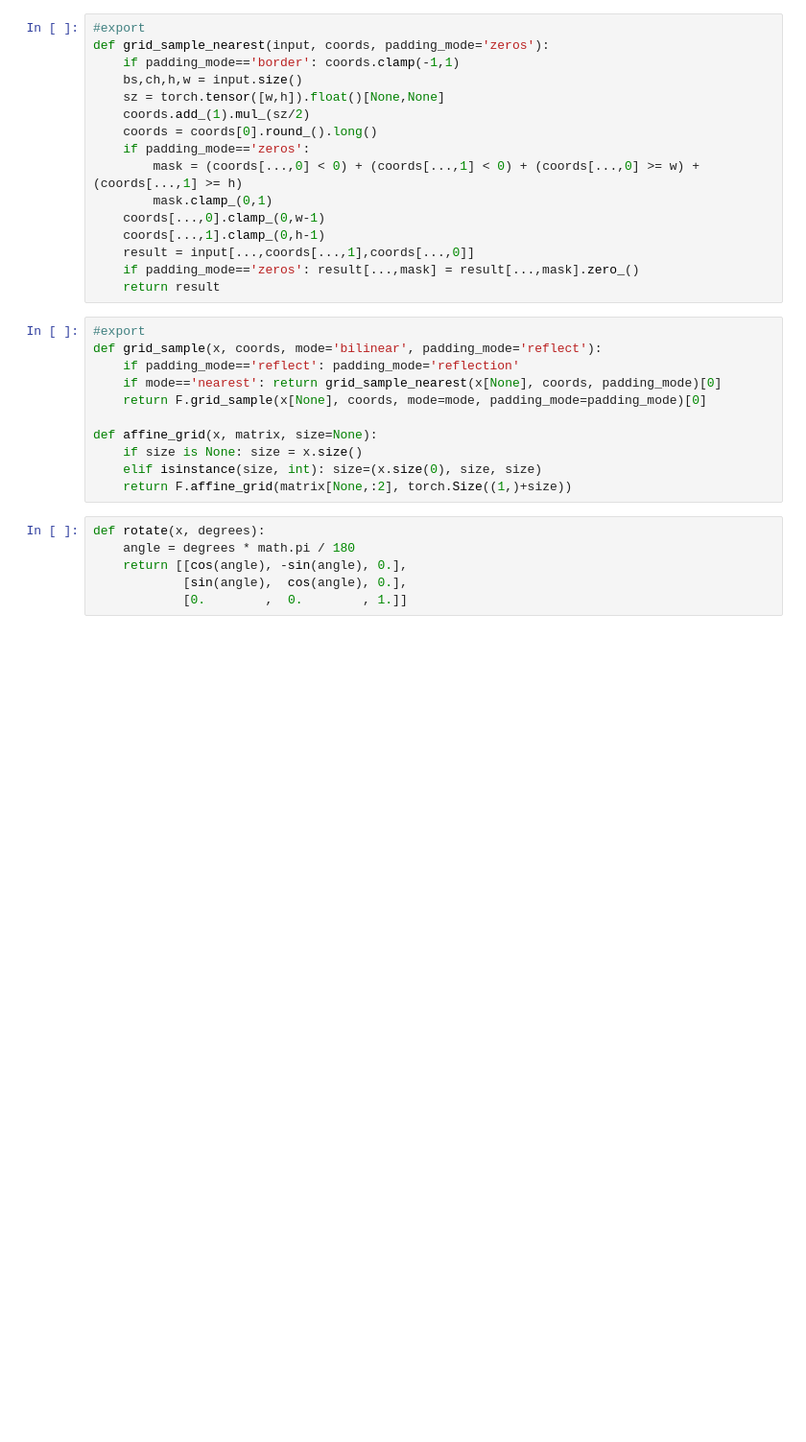
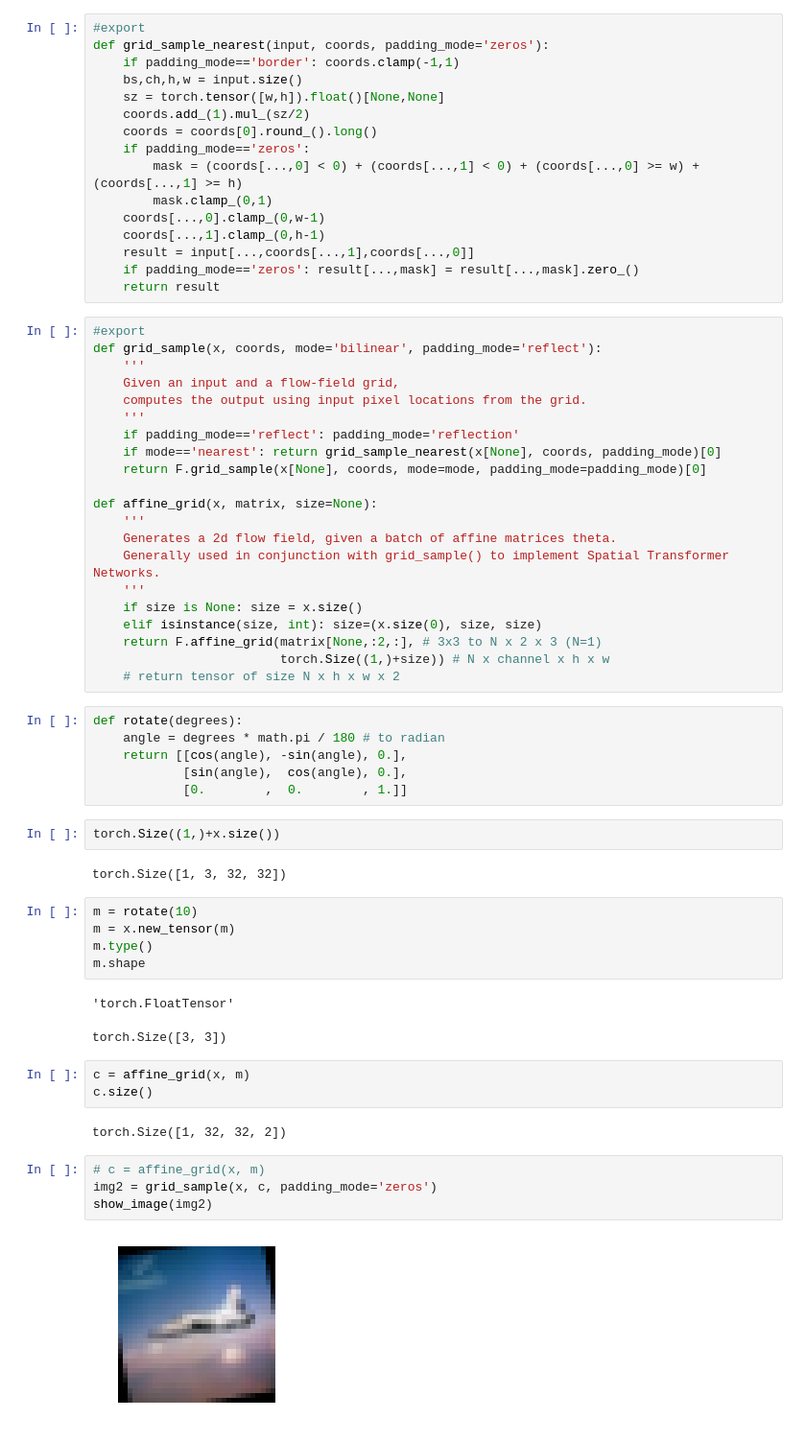
Before and after one commit to anhquan0412/fastai_v1, a Jupyter notebook: dev_nb/002_images.ipynb, the cells around one changed output. Shown at 96% size. Saved outputs shown, nothing was run; the diff lists cells and outputs as text; blank space fills up the shorter version.

Commit message:
affine matrix transformation. Postponed for now

```diff
--- a/dev_nb/002_images.ipynb
+++ b/dev_nb/002_images.ipynb
@@ -760,18 +762,51 @@ def grid_sample_nearest(input, coords, padding_mode='zeros'):
 # %%
 #export
 def grid_sample(x, coords, mode='bilinear', padding_mode='reflect'):
+    '''
+    Given an input and a flow-field grid,
+    computes the output using input pixel locations from the grid.
+    '''
     if padding_mode=='reflect': padding_mode='reflection'
     if mode=='nearest': return grid_sample_nearest(x[None], coords, padding_mode)[0]
     return F.grid_sample(x[None], coords, mode=mode, padding_mode=padding_mode)[0]
 
 def affine_grid(x, matrix, size=None):
+    '''
+    Generates a 2d flow field, given a batch of affine matrices theta.
+    Generally used in conjunction with grid_sample() to implement Spatial Transformer Networks.
+    '''
     if size is None: size = x.size()
     elif isinstance(size, int): size=(x.size(0), size, size)
-    return F.affine_grid(matrix[None,:2], torch.Size((1,)+size))
+    return F.affine_grid(matrix[None,:2,:], # 3x3 to N x 2 x 3 (N=1)
+                         torch.Size((1,)+size)) # N x channel x h x w
+    # return tensor of size N x h x w x 2
 # %%
-def rotate(x, degrees):
-    angle = degrees * math.pi / 180
+def rotate(degrees):
+    angle = degrees * math.pi / 180 # to radian
     return [[cos(angle), -sin(angle), 0.],
             [sin(angle),  cos(angle), 0.],
             [0.        ,  0.        , 1.]]
+# %%
+torch.Size((1,)+x.size())
+# %% [output]
+torch.Size([1, 3, 32, 32])
+# %%
+m = rotate(10)
+m = x.new_tensor(m)
+m.type()
+m.shape
+# %% [output]
+'torch.FloatTensor'
+torch.Size([3, 3])
+# %%
+c = affine_grid(x, m)
+c.size()
+# %% [output]
+torch.Size([1, 32, 32, 2])
+# %%
+# c = affine_grid(x, m)
+img2 = grid_sample(x, c, padding_mode='zeros')
+show_image(img2)
+# %% [output]
+[figure, added]
 # %%
```
Also changed, not shown: parts of 26 cells of this notebook.
